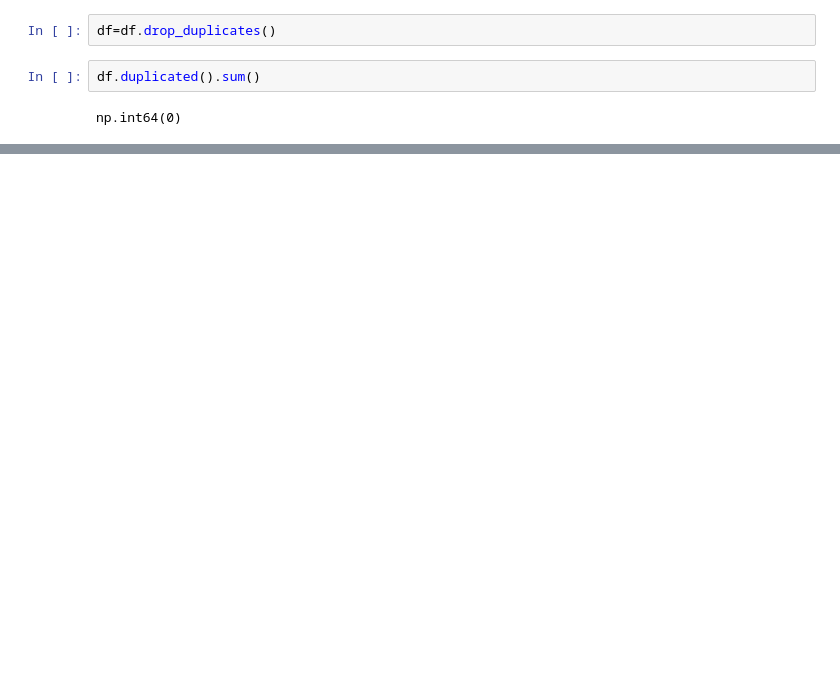
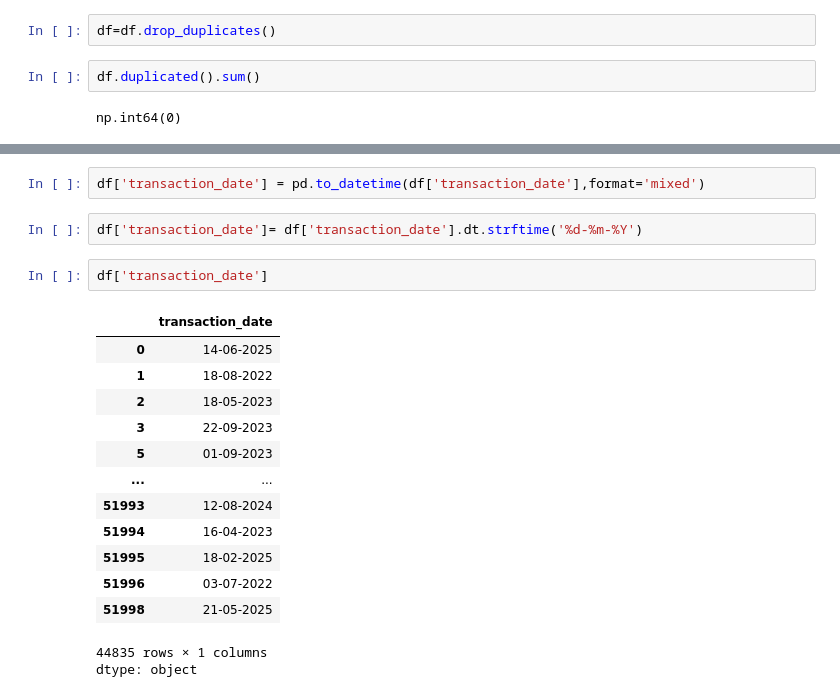
Before and after one commit to Jeel88/DSV_Finance, a Jupyter notebook: Finance_DSV_Project.ipynb, the cells around one changed output, grey strips where cells are left out. Cells and saved outputs as stored; diff of their text form; blank space fills up the shorter version.

```diff
--- a/Finance_DSV_Project.ipynb
+++ b/Finance_DSV_Project.ipynb
@@ -232,0 +290,21 @@ np.int64(0)
+# %%
+df['transaction_date'] = pd.to_datetime(df['transaction_date'],format='mixed')
+# %%
+df['transaction_date']= df['transaction_date'].dt.strftime('%d-%m-%Y')
+# %%
+df['transaction_date']
+# %% [output]
+|  | transaction_date |
+| 0 | 14-06-2025 |
+| 1 | 18-08-2022 |
+| 2 | 18-05-2023 |
+| 3 | 22-09-2023 |
+| 5 | 01-09-2023 |
+| ... | ... |
+| 51993 | 12-08-2024 |
+| 51994 | 16-04-2023 |
+| 51995 | 18-02-2025 |
+| 51996 | 03-07-2022 |
+| 51998 | 21-05-2025 |
+44835 rows × 1 columns
+dtype: object
```
Also changed, not shown: parts of 7 cells of this notebook.
